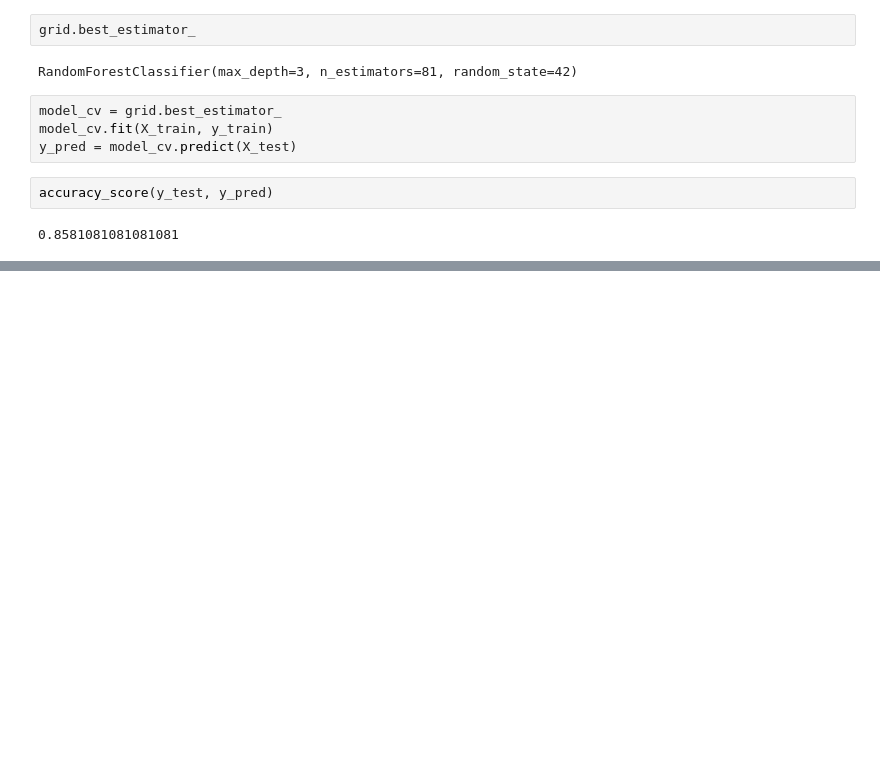
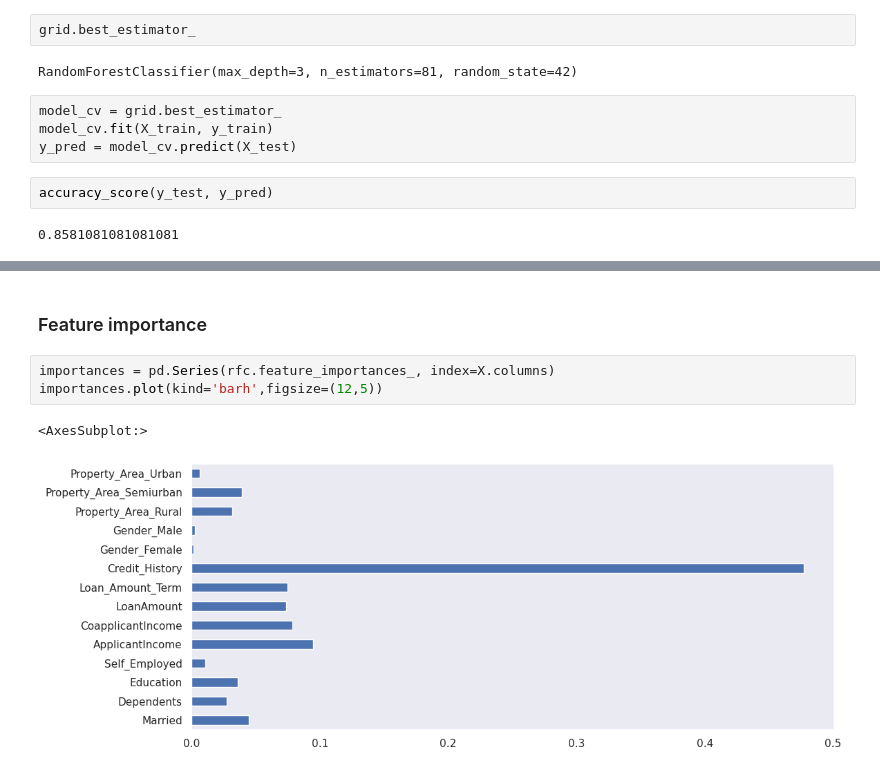
Before and after one commit to nedu10/Regression-and-Classification, a Jupyter notebook: Classification/Loan Prediction/main.ipynb, the cells around one changed output, grey strips where cells are left out. Drawn from its saved outputs; the diff is of its cells as text; blank space fills up the shorter version.

Commit message:
Grid search and feature importance

```diff
--- a/Classification/Loan Prediction/main.ipynb
+++ b/Classification/Loan Prediction/main.ipynb
@@ -834,0 +837,8 @@ accuracy_score(y_test, y_pred2)
+# %% [markdown]
+### Feature importance
+# %%
+importances = pd.Series(rfc.feature_importances_, index=X.columns)
+importances.plot(kind='barh',figsize=(12,5))
+# %% [output]
+<AxesSubplot:>
+[figure, added]
```
Also changed, not shown: parts of 1 cell of this notebook.
